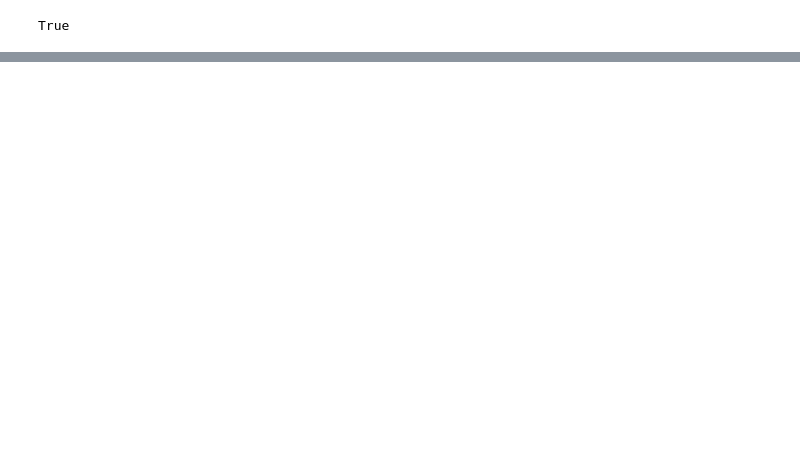
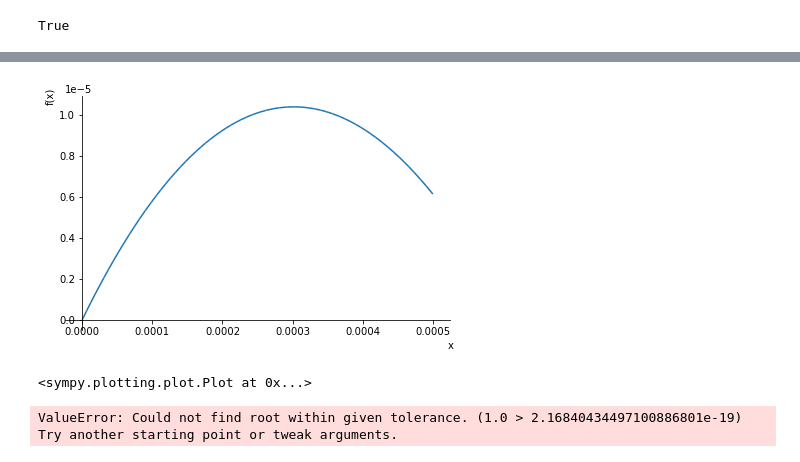
Before and after one commit to owodunni/arbie, a Jupyter notebook: example/Uniswap.ipynb, the cells around one changed output, grey strips where cells are left out. Saved outputs shown, nothing was run; the diff lists cells and outputs as text; code cells hidden in the pictures; blank space fills up the shorter version.

```diff
--- a/example/Uniswap.ipynb
+++ b/example/Uniswap.ipynb
@@ -37,0 +66,11 @@ amm.spot_price(tokens[0].create_token(), tokens[1].create_token())
+# %%
+from sympy import *
+from sympy.plotting import plot
+init_printing()
+
+# We can plot our return function
+x = symbols('x')
+expr = pool_amm.out_given_in_expr(wbtc, weth)
+plot(expr, (x, 0, 200))
+expr = pair_amm.out_given_in_expr(wbtc, weth)
+plot(expr, (x, 0, 50000))
@@ -37,0 +90,12 @@ amm.spot_price(tokens[0].create_token(), tokens[1].create_token())
+# %%
+# If we plot we can clearly see that there seams to be some profit to be made!
+plot(arb_expr, (x, 0, 0.0005))
+# %% [output]
+[figure, added]
+<sympy.plotting.plot.Plot at 0x...>
+# %%
+from Arbie.Actions.arbitrage import find_arbitrage
+find_arbitrage(trade)
+# %% [output]
+ValueError: Could not find root within given tolerance. (1.0 > 2.16840434497100886801e-19)
+Try another starting point or tweak arguments.
```
Also changed, not shown: parts of 7 cells of this notebook, 6 other files.
